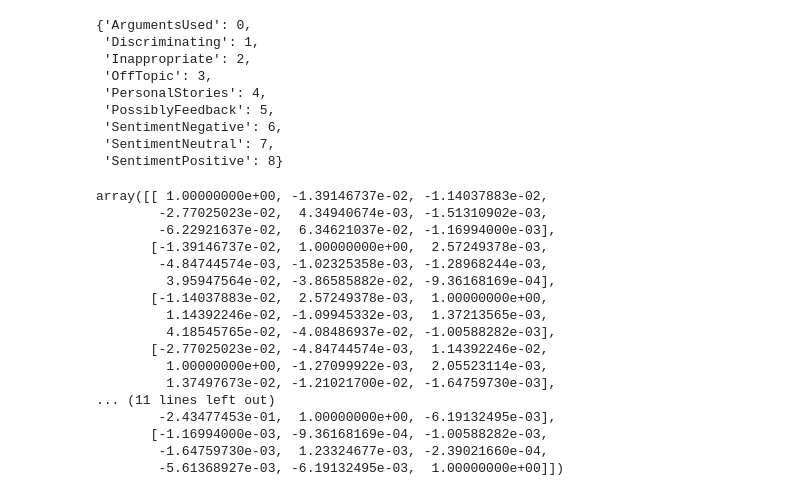
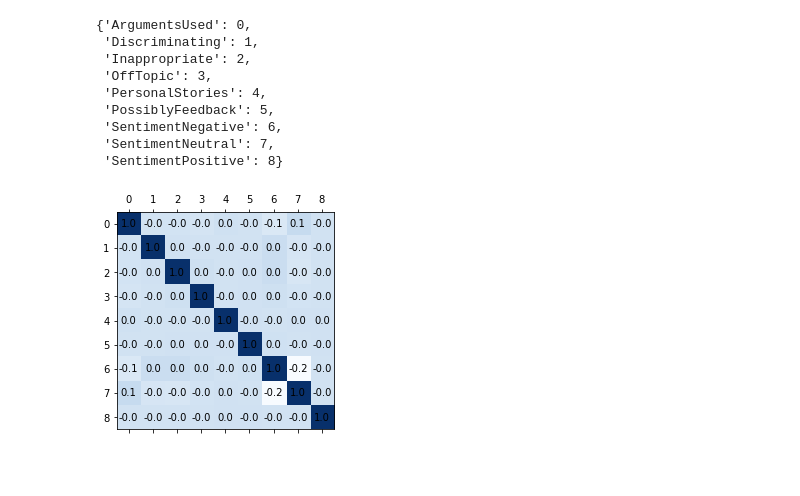
Before and after one commit to TLuckh/GermanArticlesNLP, a Jupyter notebook: OneMillionCorpusNLP_Correlation_Matrix.ipynb, the cells around one changed output. Saved outputs shown, nothing was run; the diff lists cells and outputs as text; code cells hidden in the pictures; blank space fills up the shorter version.

Commit message:
Added graphic for correlation matrix

```diff
--- a/OneMillionCorpusNLP_Correlation_Matrix.ipynb
+++ b/OneMillionCorpusNLP_Correlation_Matrix.ipynb
@@ -180,6 +198,8 @@ label_map
 #
 # row[label2]
 # %%
+from matplotlib import pyplot as plt
+
 correlation_matrix = np.zeros((len(labels),len(labels)))
 
 for label1 in labels:
@@ -187,48 +207,40 @@ for label1 in labels:
         if (label1 == label2):
             continue
         two_argument_view = comments_filtered_df[[label1,label2]]
 
         sum = 0
         for index, row in two_argument_view.iterrows():
             sum += row[label1]*row[label2]
 
         avgl1l2 = sum/comments_filtered_df.shape[0]
 
 
         sum = 0
         for index, row in comments_filtered_df[[label1]].iterrows():
             sum += row[label1]
 
         avgl1 = sum/comments_filtered_df.shape[0]
 
 
         sum = 0
         for index, row in comments_filtered_df[[label2]].iterrows():
             sum += row[label2]
 
         avgl2 = sum/comments_filtered_df.shape[0]
 
         corl1l2 = avgl1l2-avgl1*avgl2
         jkl = ((label_map[label1],label_map[label2]),corl1l2)
         correlation_matrix.itemset((label_map[label1],label_map[label2]),corl1l2)
 
 # Covariance matrix of the 9 features:
-correlation_matrix+np.diag(np.ones(9))
+cor_mat = correlation_matrix+np.diag(np.ones(9))
+fig, ax = plt.subplots()
+
+ax.matshow(cor_mat, cmap=plt.cm.Blues)
+
+for i in range(9):
+    for j in range(9):
+        c = cor_mat[j,i]
+        ax.text(i, j, "{:0.1f}".format(c), va='center', ha='center')
 # %% [output]
-array([[ 1.00000000e+00, -1.39146737e-02, -1.14037883e-02,
-        -2.77025023e-02,  4.34940674e-03, -1.51310902e-03,
-        -6.22921637e-02,  6.34621037e-02, -1.16994000e-03],
-       [-1.39146737e-02,  1.00000000e+00,  2.57249378e-03,
-        -4.84744574e-03, -1.02325358e-03, -1.28968244e-03,
-         3.95947564e-02, -3.86585882e-02, -9.36168169e-04],
-       [-1.14037883e-02,  2.57249378e-03,  1.00000000e+00,
-         1.14392246e-02, -1.09945332e-03,  1.37213565e-03,
-         4.18545765e-02, -4.08486937e-02, -1.00588282e-03],
-       [-2.77025023e-02, -4.84744574e-03,  1.14392246e-02,
-         1.00000000e+00, -1.27099922e-03,  2.05523114e-03,
-         1.37497673e-02, -1.21021700e-02, -1.64759730e-03],
-... (11 lines left out)
-        -2.43477453e-01,  1.00000000e+00, -6.19132495e-03],
-       [-1.16994000e-03, -9.36168169e-04, -1.00588282e-03,
-        -1.64759730e-03,  1.23324677e-03, -2.39021660e-04,
-        -5.61368927e-03, -6.19132495e-03,  1.00000000e+00]])
+[figure, added]
```
Also changed, not shown: parts of 3 cells of this notebook, 1 other file.
